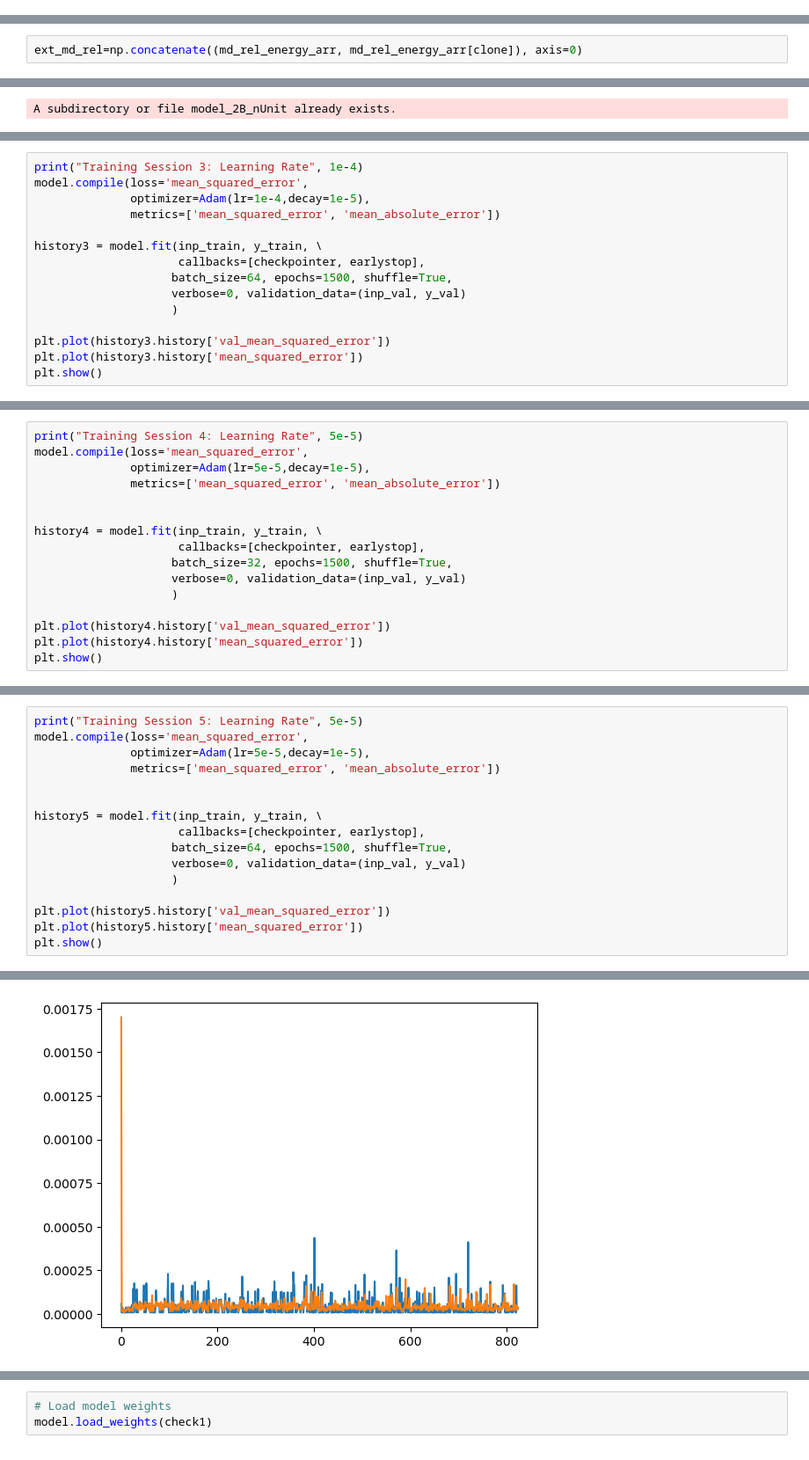
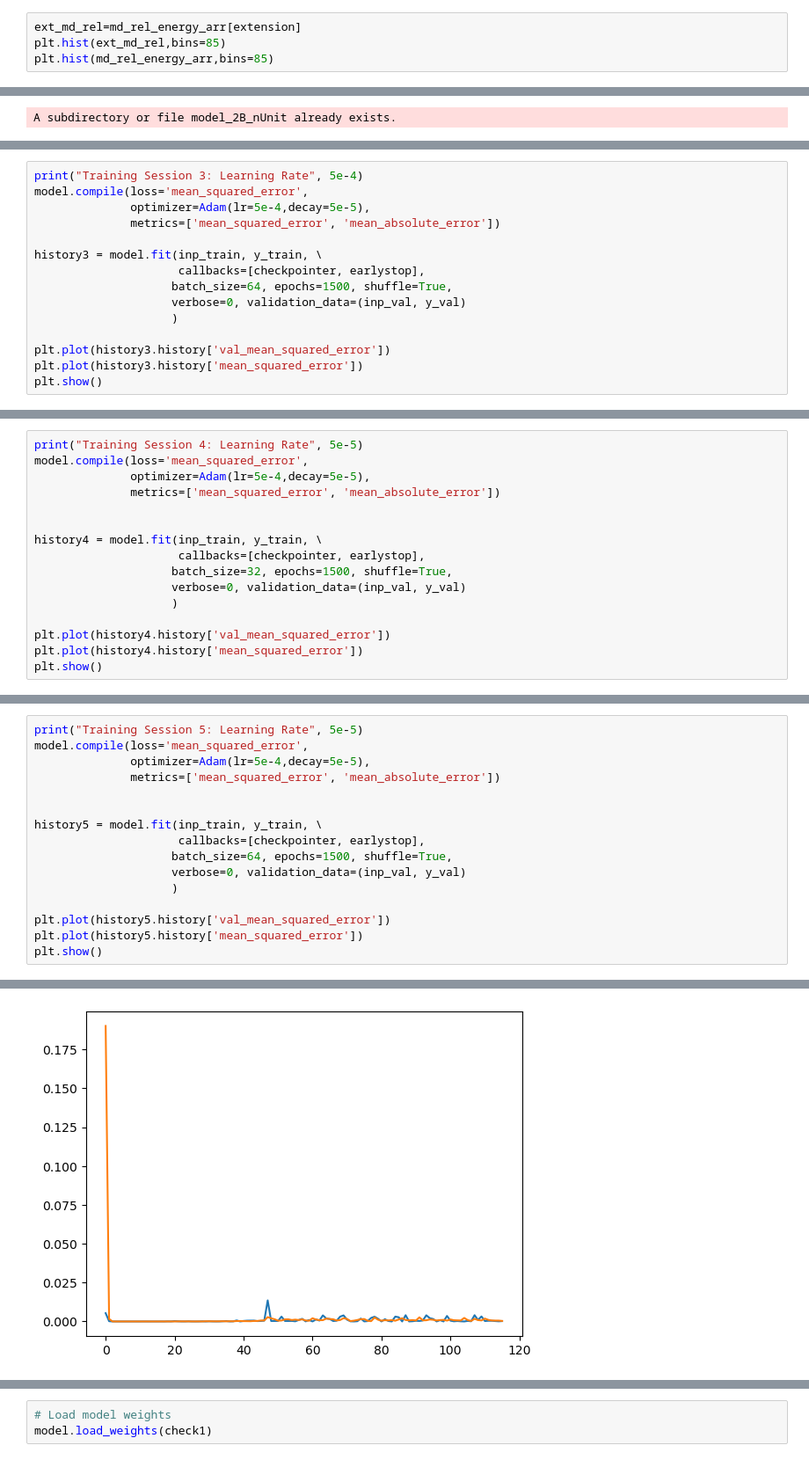
Before and after one commit to tipiorgup/Gold_ML, a Jupyter notebook: Normal/FU_Paris(0).ipynb, the cells around one changed output, grey strips where cells are left out. Shown at 88% size. Saved outputs shown, nothing was run; the diff lists cells and outputs as text.

```diff
--- a/Normal/FU_Paris(0).ipynb
+++ b/Normal/FU_Paris(0).ipynb
@@ -168,0 +173,4 @@ extension=np.concatenate((np.arange(len(md_rel_energy_arr)), clone), axis=0)
+# %%
+ext_md_rel=md_rel_energy_arr[extension]
+plt.hist(ext_md_rel,bins=85)
+plt.hist(md_rel_energy_arr,bins=85)
@@ -172,5 +199,3 @@ for at_type in at_idx_map.keys():
     Dfunc_data[at_type]= pd.Series([])
     for at in at_idx_map[at_type]:
         Dfunc_data[at_type][at] = Gfunc_data[at_type][at][extension,]
-# %%
-ext_md_rel=np.concatenate((md_rel_energy_arr, md_rel_energy_arr[clone]), axis=0)
@@ -423,7 +428,7 @@ Training Session 2: Learning Rate 0.0005
 # %%
-print("Training Session 3: Learning Rate", 1e-4)
+print("Training Session 3: Learning Rate", 5e-4)
 model.compile(loss='mean_squared_error',
-              optimizer=Adam(lr=1e-4,decay=1e-5),
+              optimizer=Adam(lr=5e-4,decay=5e-5),
               metrics=['mean_squared_error', 'mean_absolute_error'])
 
 history3 = model.fit(inp_train, y_train, \
@@ -441,7 +446,7 @@ Training Session 3: Learning Rate 0.0001
 # %%
 print("Training Session 4: Learning Rate", 5e-5)
 model.compile(loss='mean_squared_error',
-              optimizer=Adam(lr=5e-5,decay=1e-5),
+              optimizer=Adam(lr=5e-4,decay=5e-5),
               metrics=['mean_squared_error', 'mean_absolute_error'])
 
 
@@ -460,22 +465,22 @@ Training Session 4: Learning Rate 5e-05
 # %%
 print("Training Session 5: Learning Rate", 5e-5)
 model.compile(loss='mean_squared_error',
-              optimizer=Adam(lr=5e-5,decay=1e-5),
+              optimizer=Adam(lr=5e-4,decay=5e-5),
               metrics=['mean_squared_error', 'mean_absolute_error'])
 
 
 history5 = model.fit(inp_train, y_train, \
                      callbacks=[checkpointer, earlystop],
                     batch_size=64, epochs=1500, shuffle=True,
                     verbose=0, validation_data=(inp_val, y_val)
                     )
 
 plt.plot(history5.history['val_mean_squared_error'])
 plt.plot(history5.history['mean_squared_error'])
 plt.show()
 # %% [output]
 Training Session 5: Learning Rate 5e-05
-[figure, old version]
+[figure, new version]
 # %%
 plt.loglog(history.history['val_mean_squared_error'] + history2.history['val_mean_squared_error'] \
            + history3.history['val_mean_squared_error']+ history4.history['val_mean_squared_error'] \
```
Also changed, not shown: parts of 14 cells of this notebook, 1 other file.
